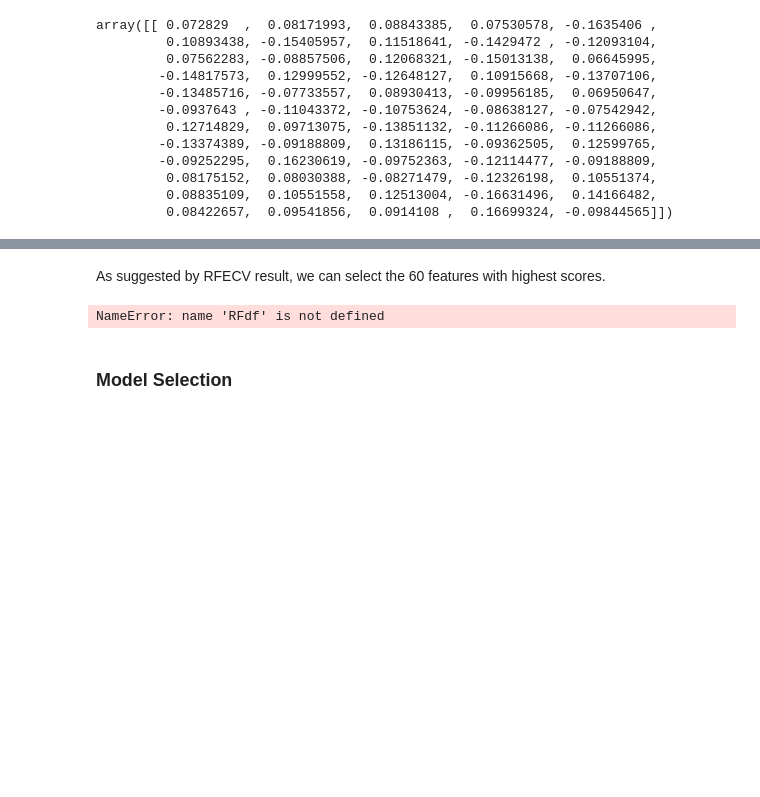
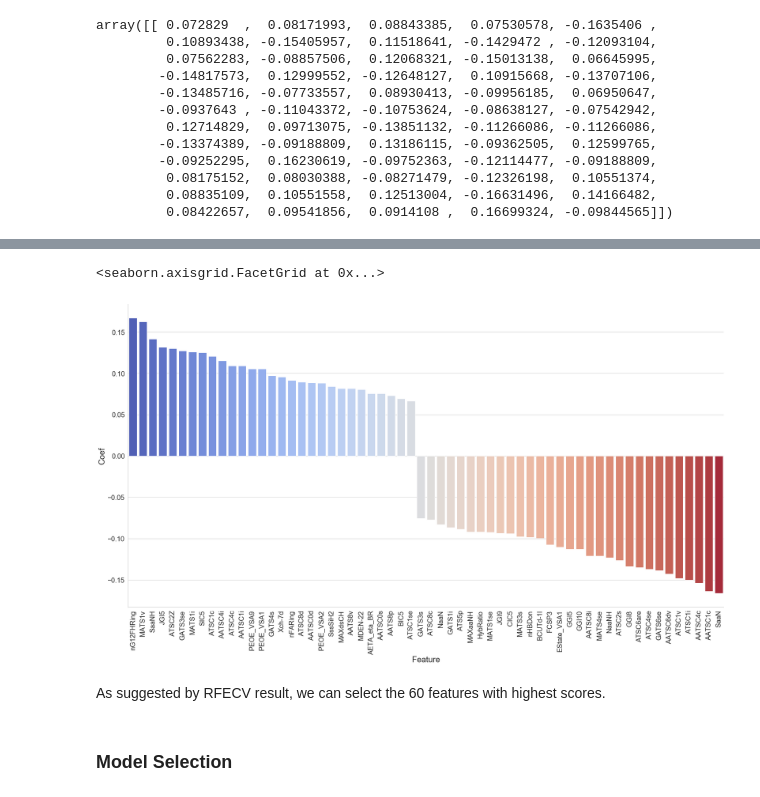
Before and after one commit to sjluozho/PV-Cell, a Jupyter notebook: PV_Cell/Data Cleaning/SelectFeatures_plt.ipynb, the cells around one changed output, grey strips where cells are left out. Saved outputs shown, nothing was run; the diff lists cells and outputs as text; code cells hidden in the pictures; blank space fills up the shorter version.

Commit message:
use seaborn for factorplot instead of matplotlib

```diff
--- a/PV_Cell/Data Cleaning/SelectFeatures_plt.ipynb
+++ b/PV_Cell/Data Cleaning/SelectFeatures_plt.ipynb
@@ -467,0 +427,2 @@ RFECV_df.head()
+# %%
+RFECV_df2['coef'] = coef
@@ -467,0 +438,6 @@ RFECV_df.head()
+# %%
+# Put the mean scores into a Pandas dataframe
+meanplot = pd.DataFrame({'Feature':RFECV_df2.Feature, 'Coef':RFECV_df2.coef})
+
+# Sort the dataframe
+meanplot = meanplot.sort_values('Coef', ascending=False)
@@ -468,9 +464,12 @@ RFECV_df.head()
+# %%
+sns.set(font_scale=2)
+sns.set_style( 'whitegrid')
+coef_plot = sns.factorplot(y = 'Coef' , x = 'Feature', data = meanplot, kind = "bar",
+               size = 14, aspect = 1.9, orient = "v" , palette = 'coolwarm')
+coef_plot.set_xticklabels(rotation = 90, size = 20)
+coef_plot.set_yticklabels(size = 20)
+# %% [output]
+<seaborn.axisgrid.FacetGrid at 0x...>
+[figure, added]
 # %% [markdown]
 As suggested by RFECV result, we can select the 60 features with highest scores.
-# %%
-# all dataframe has been sorted by rank
-RFECV_60 = RFECV_df['Feature'][0:60].sort_values()
-RF_60 = RFdf['Feature'][0:60].sort_values()
-RR_60  = RR_df['Feature'][0:60].sort_values()
-# %% [output]
-NameError: name 'RFdf' is not defined
```
Also changed, not shown: parts of 17 cells of this notebook.
